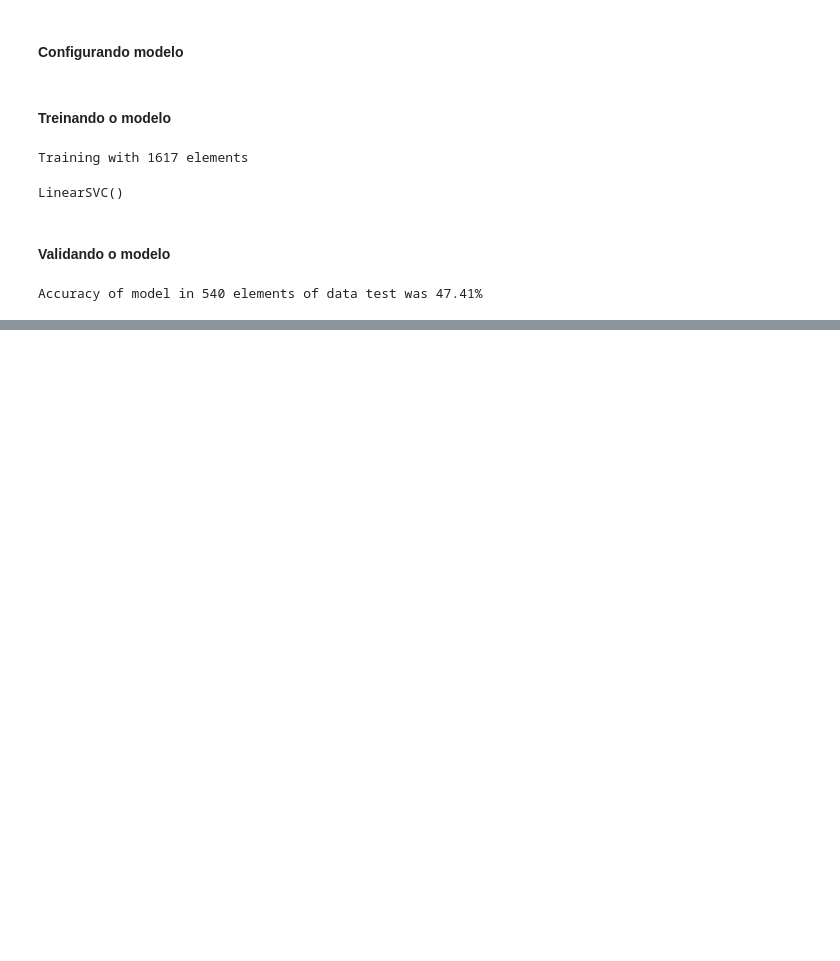
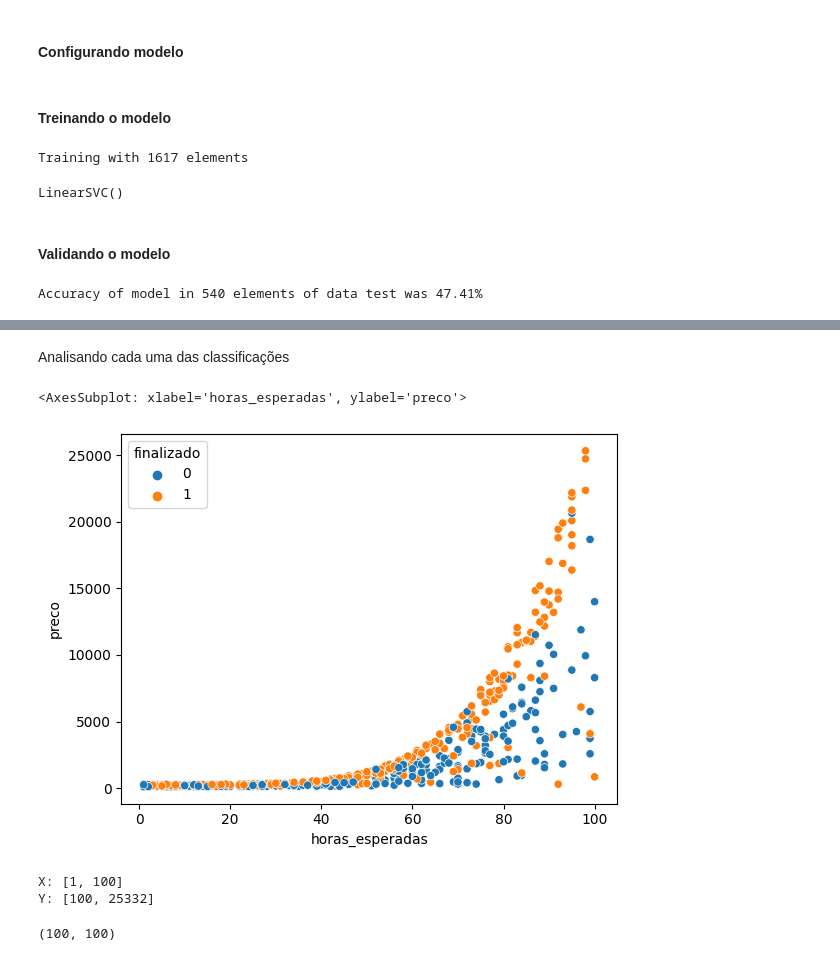
Before and after one commit to jovijovi-john/Machine_Learning-Alura, a Jupyter notebook: terceiro_projeto.ipynb, the cells around one changed output, grey strips where cells are left out. Drawn from its saved outputs; the diff is of its cells as text; code cells hidden in the pictures; blank space fills up the shorter version.

```diff
--- a/terceiro_projeto.ipynb
+++ b/terceiro_projeto.ipynb
@@ -151,2 +151,24 @@ Accuracy of baseline in 540 elements of data test was 52.59%
 # %%
 # Ou seja, o modelo em praticamente todos os casos não supera a linha de base. O modelo ta péssimo
+# %% [markdown]
+Analisando cada uma das classificações
+# %%
+# A cor nao pode ser o campo "finalizado" porque no test_x so tem as colunas de features
+sns.scatterplot(x = "horas_esperadas", y = "preco", hue = test_y, data = test_x)
+# %% [output]
+<AxesSubplot: xlabel='horas_esperadas', ylabel='preco'>
+[figure, added]
+# %%
+# Vamos fazer uma analise que so é feita para duas dimensões
+
+x_min = test_x.horas_esperadas.min()
+x_max = test_x.horas_esperadas.max()
+
+y_min = test_x.preco.min()
+y_max = test_x.preco.max()
+
+print(f"X: [{x_min}, {x_max}]")
+print(f"Y: [{y_min}, {y_max}]")
+# %% [output]
+X: [1, 100]
+Y: [100, 25332]
@@ -152,0 +184,7 @@ Accuracy of baseline in 540 elements of data test was 52.59%
+# %%
+z = model.predict(pontos)
+z = z.reshape(xx.shape)
+
+z.shape
+# %% [output]
+(100, 100)
```
Also changed, not shown: parts of 5 cells of this notebook.
